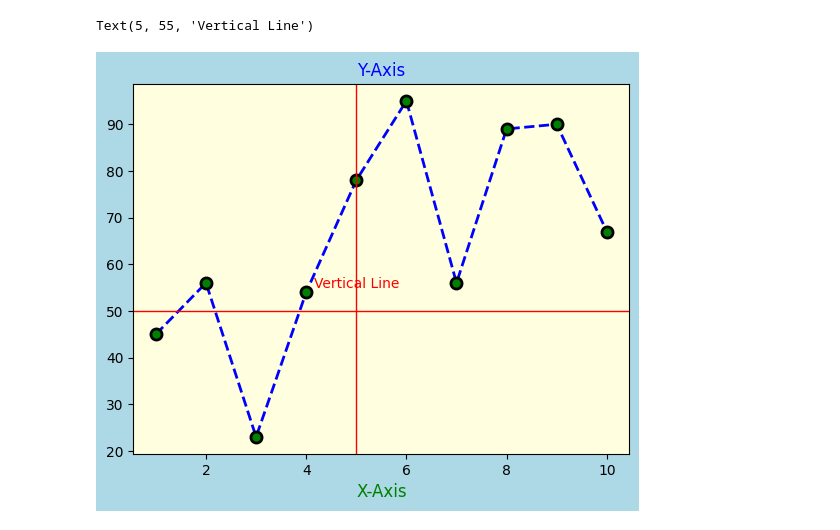
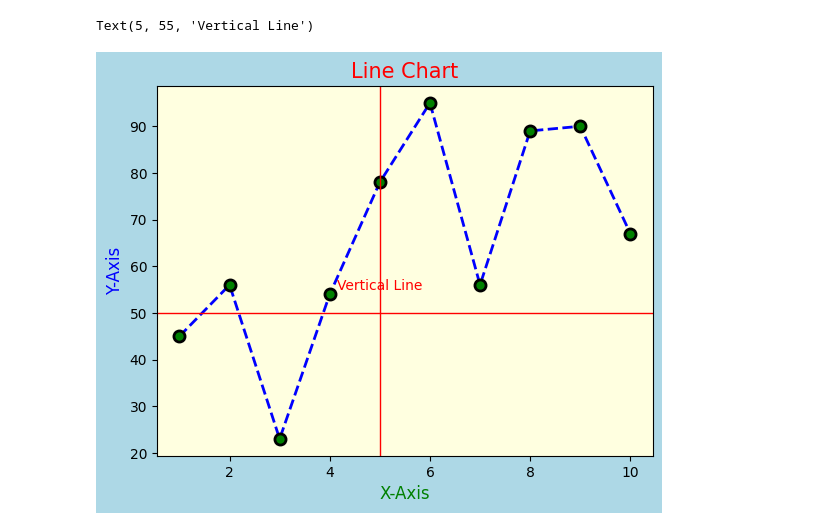
Before and after one commit to aakarshitpathak/data-analyst, a Jupyter notebook: data visualization/matplot.ipynb, the cells around one changed output. Saved outputs shown, nothing was run; the diff lists cells and outputs as text; code cells hidden in the pictures.

```diff
--- a/data visualization/matplot.ipynb
+++ b/data visualization/matplot.ipynb
@@ -7,32 +7,32 @@ fig,ax =  plt.subplots()
 
 # background color
 fig.set_facecolor('lightblue')
 ax.set_facecolor('lightyellow')
 
 # set title and labels
 ax.set_title('Line Chart', color = 'red', fontsize = 15)
 ax.set_xlabel('X-Axis', color = 'green', fontsize = 12)
-ax.set_title('Y-Axis', color = 'blue', fontsize = 12)
+ax.set_ylabel('Y-Axis', color = 'blue', fontsize = 12)
 
 #plot the data
 x = [1,2,3,4,5,6,7,8,9,10]
 y = [45,56,23,54,78,95,56,89,90,67]
 ax.plot(x,y,
         color = 'blue',
         linestyle = '--',
         linewidth = 2,
         marker = 'o',
         markersize = 8,
         markeredgecolor = 'black',
         markerfacecolor = 'green',
         markeredgewidth = 2)
 
 # horizontal and vertical line
 ax.axhline(y = 50, color='red', linewidth = 1)
 ax.axvline(x=5, color ='red', linewidth=1)
 
 # Add text annotation
 ax.text(x=5, y=55, s='Vertical Line', color = 'red', fontsize=10, ha='center')
 # %% [output]
 Text(5, 55, 'Vertical Line')
-[figure, old version]
+[figure, new version]
```
